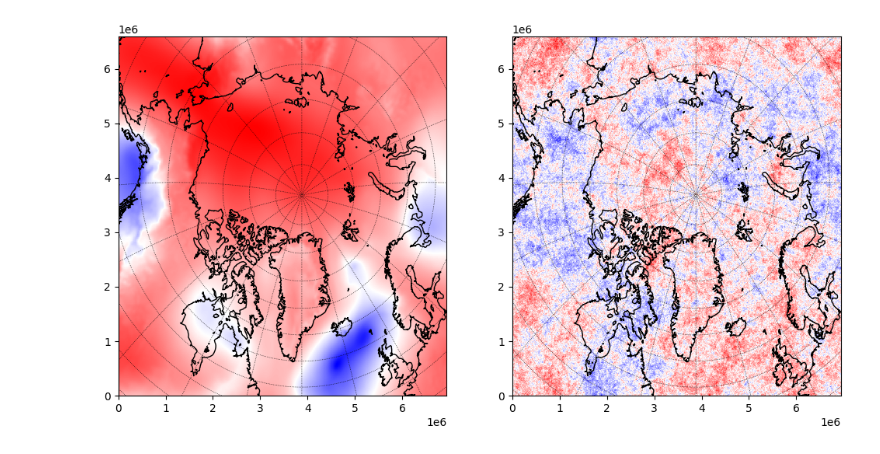
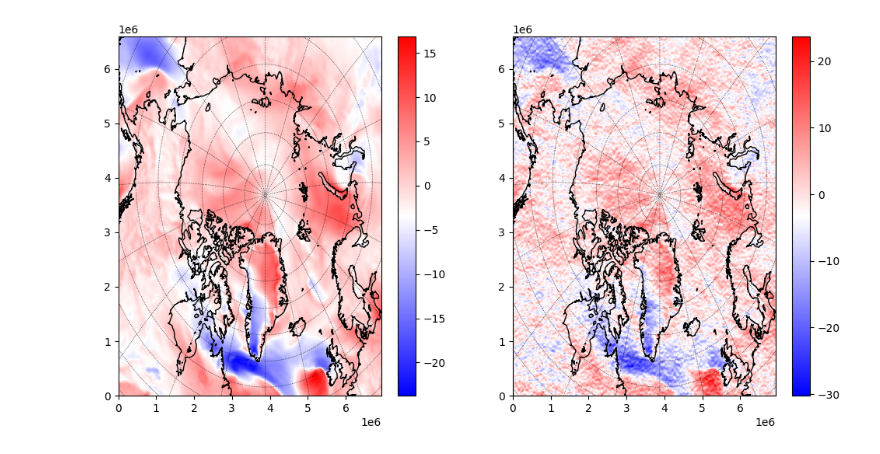
Before and after one commit to nansencenter/NEDAS, a Jupyter notebook: tutorials/perturb_forcing.ipynb, the cells around one changed output. Saved outputs shown, nothing was run; the diff lists cells and outputs as text; code cells hidden in the pictures.

Commit message:
perturb forcing test

```diff
--- a/tutorials/perturb_forcing.ipynb
+++ b/tutorials/perturb_forcing.ipynb
@@ -11,7 +6,6 @@ from perturb import random_field
 # %%
 ##define the grid (topaz) for perturbations
-import models.topaz.v5 as topaz
+from grid import Grid
+from models.topaz.v5 import read_grid
 
-grid = topaz.read_grid('/cluster/work/users/yingyue/data/TP5')
-
-ny, nx = grid.x.shape
+grid = read_grid('/cluster/work/users/yingyue/data/TP5')
@@ -58,12 +80,22 @@ pert = random_field(grid, pwrspec)
 # %%
-#visualise fields
+##read field and plot
+dtime = 43953.0 + 1*0.25
 
-fig, ax = plt.subplots(1, 2, figsize=(12, 6))
+f0 = ABFileForcing(path+'/wndewd.a', 'r')
+u0 = f0.read_field('wndewd', dtime)
+f = ABFileForcing(path+'/wndewd_mem001.a', 'r')
+u = f.read_field('wndewd', dtime)
+f.close()
+f0.close()
 
-grid.plot_field(ax[0], pres, cmap='bwr')
-grid.plot_land(ax[0])
+fig, ax = plt.subplots(1, 2, figsize=(12,5))
 
-grid.plot_field(ax[1], pert, cmap='bwr')
-grid.plot_land(ax[1])
+im = grid.plot_field(ax[0], u0, cmap='bwr')
+plt.colorbar(im)
+grid.plot_land(ax[0], color='gray')
+
+im = grid.plot_field(ax[1], u, cmap='bwr')
+plt.colorbar(im)
+grid.plot_land(ax[1], color='gray')
 # %% [output]
-[figure, old version]
+[figure, new version]
```
Also changed, not shown: parts of 11 cells of this notebook, 13 other files.
